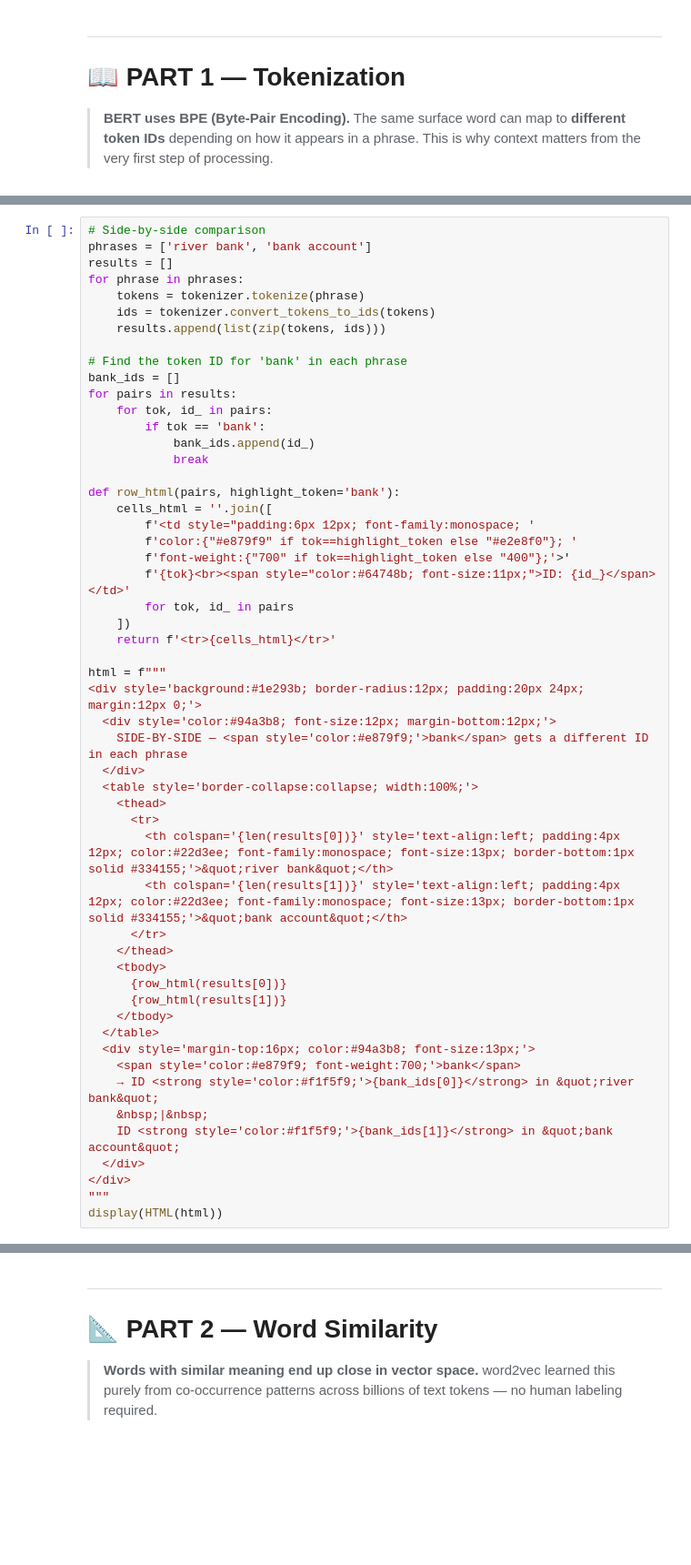
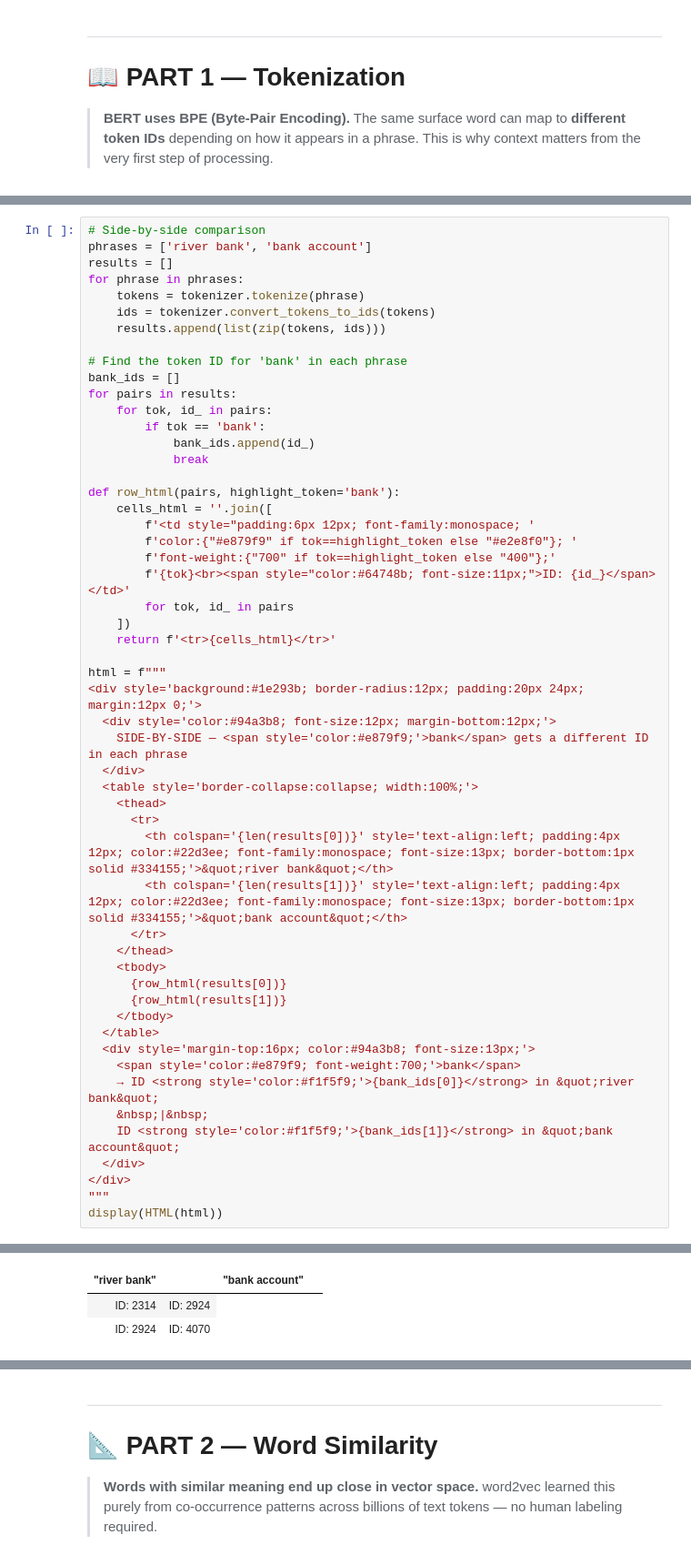
Before and after one commit to behitek/talks, a Jupyter notebook: nlp-fundamentals/nlp-fundamentals-demo.ipynb, the cells around one changed output, grey strips where cells are left out. Shown at 91% size. Saved outputs shown, nothing was run; the diff lists cells and outputs as text; blank space fills up the shorter version.

```diff
--- a/nlp-fundamentals/nlp-fundamentals-demo.ipynb
+++ b/nlp-fundamentals/nlp-fundamentals-demo.ipynb
@@ -103,7 +144,7 @@ def row_html(pairs, highlight_token='bank'):
     cells_html = ''.join([
         f'<td style="padding:6px 12px; font-family:monospace; '
         f'color:{"#e879f9" if tok==highlight_token else "#e2e8f0"}; '
-        f'font-weight:{"700" if tok==highlight_token else "400"};'>'
+        f'font-weight:{"700" if tok==highlight_token else "400"};'
         f'{tok}<br><span style="color:#64748b; font-size:11px;">ID: {id_}</span></td>'
         for tok, id_ in pairs
     ])
@@ -135,3 +176,4 @@ html = f"""
 </div>
 """
 display(HTML(html))
+# %% [output]
@@ -137,0 +181,3 @@ display(HTML(html))
+| "river bank" |  | "bank account" |  |
+| ID: 2314 | ID: 2924 |
+| ID: 2924 | ID: 4070 |
```
Also changed, not shown: parts of 12 cells of this notebook, 7 other files.
